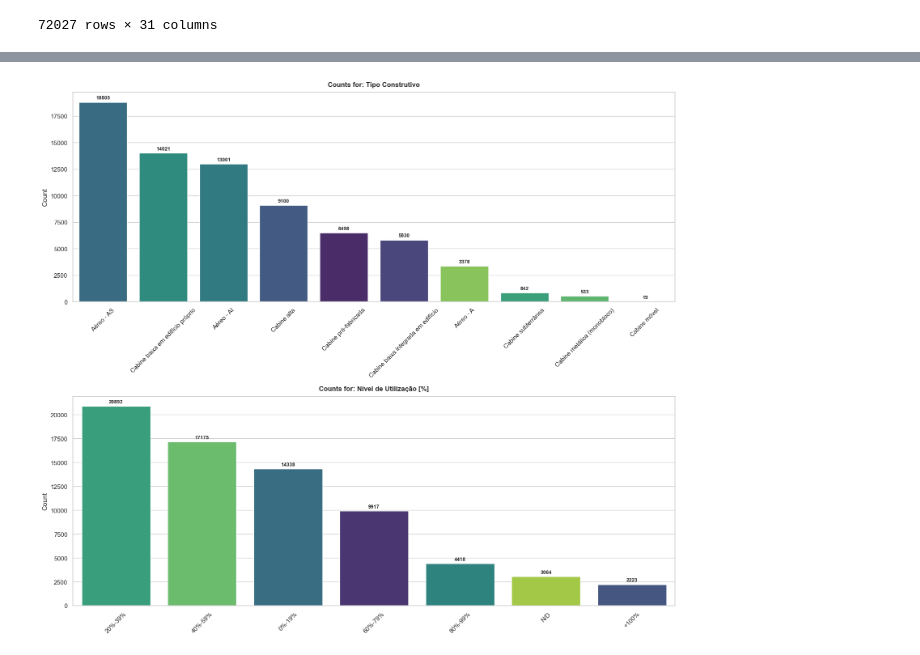
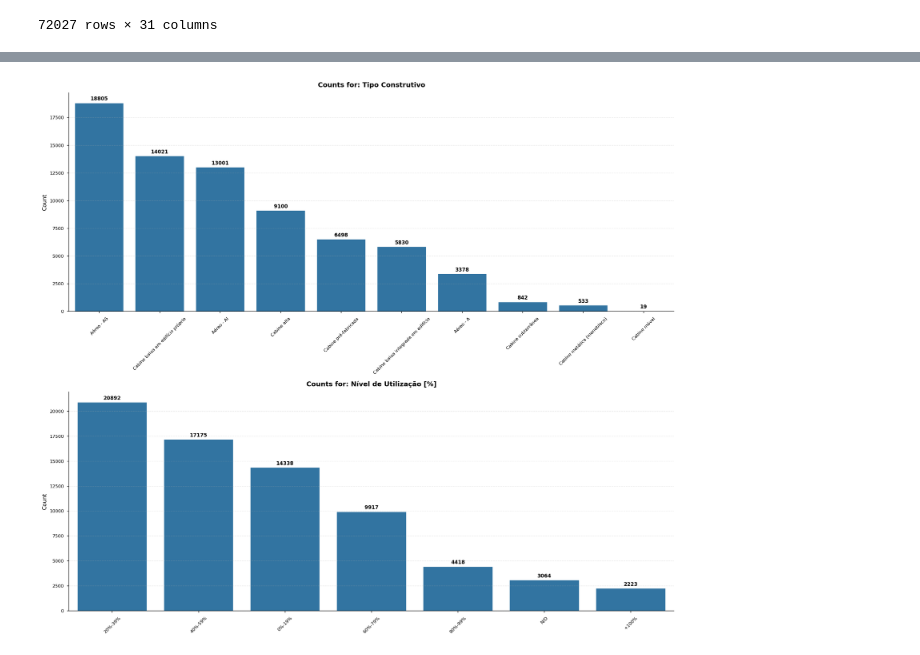
Before and after one commit to n0th1ng999/ANADI_Projeto, a Jupyter notebook: P2/P2.ipynb, the cells around one changed output, grey strips where cells are left out. Cells and saved outputs as stored; diff of their text form; code cells hidden in the pictures.

```diff
--- a/P2/P2.ipynb
+++ b/P2/P2.ipynb
@@ -27,3 +104,6 @@ df.head()
+# %%
+# Primeira limpeza
+df.drop_duplicates(inplace= True)
 # %%
 df.info()
 # %% [output]
@@ -44,4 +124,6 @@ Data columns (total 32 columns):
  31  PFolga_PTD                 68963 non-null  float64
 dtypes: float64(18), int64(8), object(6)
 memory usage: 17.6+ MB
+# %%
+df["CodDistritoConcelho"] = df["CodDistritoConcelho"].astype(str).astype('category')
 # %% [markdown]
@@ -151,40 +234,36 @@ fig, axes = plt.subplots(
 )
 axes = axes.flatten()  # Flatten to easily loop over them with a single index
 
-sns.set_theme(style="whitegrid")
-
 # 4. Populate the subplots
 for i, column in enumerate(categorical_columns):
     ax = axes[i]
 
     # Create the sorted count plot on the specific subplot axis (ax=ax)
     sns.countplot(
         data=df,
         x=column,
-        hue=column,
         order=df[column].value_counts().index,
-        palette="viridis",
         legend=False,
         ax=ax,
     )
 
     # Loop through all containers to label every single bar
     for container in ax.containers:
         ax.bar_label(container, padding=3, fontsize=9, weight="bold")
 
     # Clean up labels per subplot
     ax.set_title(f"Counts for: {column}", fontsize=12, pad=10, weight="bold")
     ax.set_xlabel("")
     ax.set_ylabel("Count")
     ax.tick_params(axis="x", rotation=45)
 
 
 # 5. Hide any leftover/empty subplot boxes in the grid
 for j in range(i + 1, len(axes)):
     fig.delaxes(axes[j])
 
 # Adjust spacing and display
 plt.tight_layout()
 plt.show()
 # %% [output]
-[figure, old version]
+[figure, new version]
```
Also changed, not shown: parts of 30 cells of this notebook, 3 other files.
